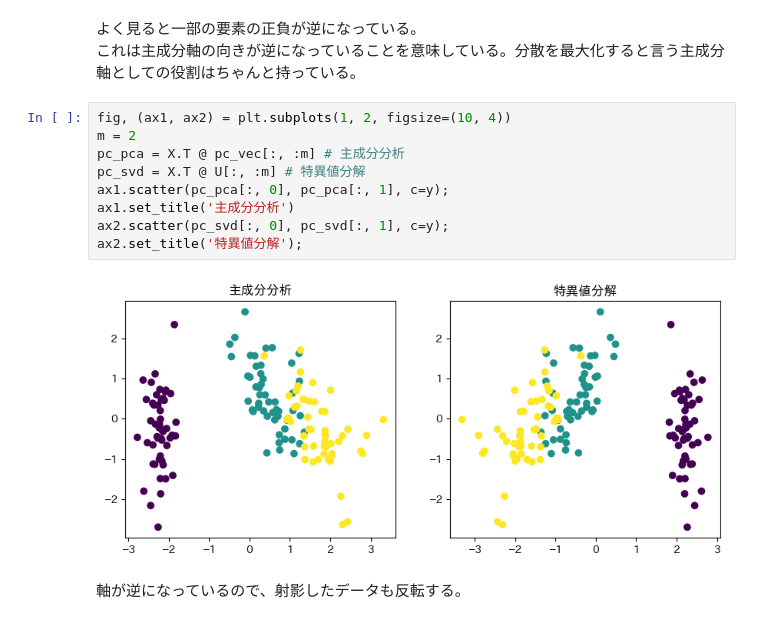
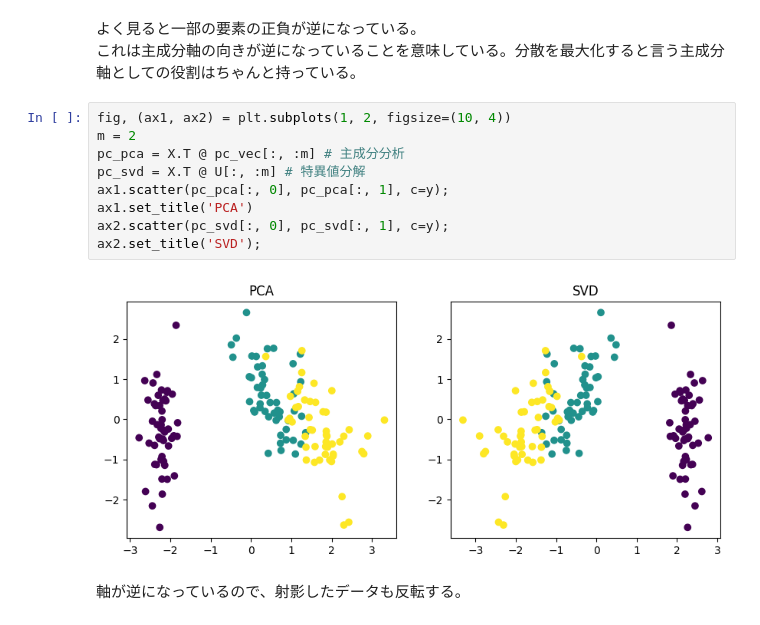
Before and after one commit to misya11p/dimensionality-reduction, a Jupyter notebook: PCA.ipynb, the cells around one changed output. Drawn from its saved outputs; the diff is of its cells as text.

```diff
--- a/PCA.ipynb
+++ b/PCA.ipynb
@@ -301,14 +300,14 @@ array([[ 0.52106591, -0.37741762, -0.71956635,  0.26128628],
 # %%
 fig, (ax1, ax2) = plt.subplots(1, 2, figsize=(10, 4))
 m = 2
 pc_pca = X.T @ pc_vec[:, :m] # 主成分分析
 pc_svd = X.T @ U[:, :m] # 特異値分解
 ax1.scatter(pc_pca[:, 0], pc_pca[:, 1], c=y);
-ax1.set_title('主成分分析')
+ax1.set_title('PCA')
 ax2.scatter(pc_svd[:, 0], pc_svd[:, 1], c=y);
-ax2.set_title('特異値分解');
+ax2.set_title('SVD');
 # %% [output]
-[figure, old version]
+[figure, new version]
 # %% [markdown]
 軸が逆になっているので、射影したデータも反転する。
 # %% [markdown]
```
Also changed, not shown: parts of 10 cells of this notebook.
